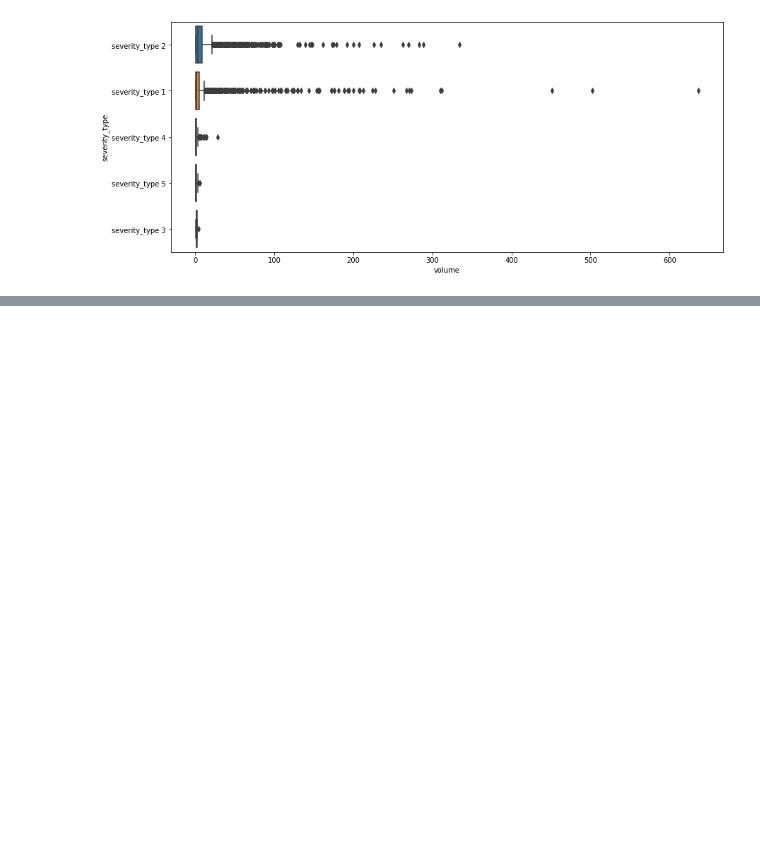
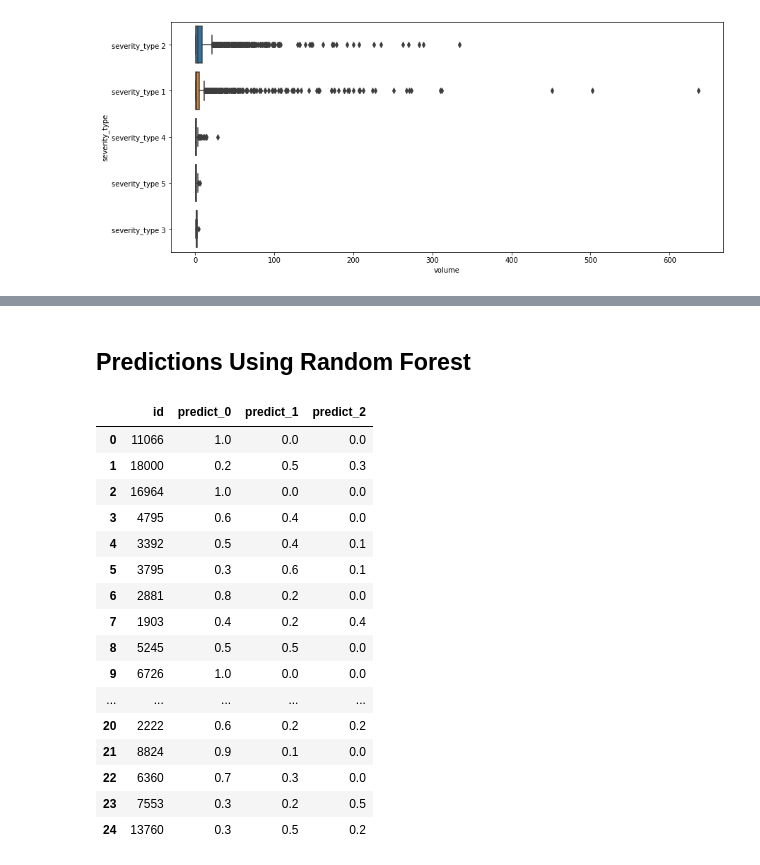
Before and after one commit to rowlandhill2020/NU_498_Team55, a Jupyter notebook: Team_55_Telstra.ipynb, the cells around one changed output, grey strips where cells are left out. Saved outputs shown, nothing was run; the diff lists cells and outputs as text; code cells hidden in the pictures; blank space fills up the shorter version.

```diff
--- a/Team_55_Telstra.ipynb
+++ b/Team_55_Telstra.ipynb
@@ -242,0 +429,9 @@ plt.show()
+# %%
+### Def 75/25 split for train/test from the original TRAIN DF ###
+
+x_train, x_test, y_train, y_test = train_test_split(x, y, test_size = 0.25, random_state = 101)
+# %%
+### Def and Train Random Forest Model ###
+
+rfc = RandomForestClassifier()
+rfc.fit(x_train, y_train)
@@ -242,0 +585,39 @@ plt.show()
+# %%
+### Applying the label encode to categorical columns ###
+
+test_4['location'] = lb.fit_transform(test_4['location'])
+test_4['severity_type'] = lb.fit_transform(test_4['severity_type'])
+test_4['resource_type'] = lb.fit_transform(test_4['resource_type'])
+test_4['log_feature'] = lb.fit_transform(test_4['log_feature'])
+test_4['event_type'] = lb.fit_transform(test_4['event_type'])
+# %% [markdown]
+## Predictions Using Random Forest ##
+# %%
+### This Part of the code is used to submit to Kaggle.  We are not doing this but it's still informative ###
+
+pred_fin = rfc.predict_proba(test_4)
+# %%
+### Prediction File ###
+
+pred_df = pd.DataFrame(pred_fin, columns = ['predict_0', 'predict_1', 'predict_2'])
+submission_rf = pd.concat([test[['id']], pred_df], axis = 1)
+#submission_rf.to_csv('sub_random_forest.csv', index = False, header = True)
+submission_rf.head(25)
+# %% [output]
+|  | id | predict_0 | predict_1 | predict_2 |
+| 0 | 11066 | 1.0 | 0.0 | 0.0 |
+| 1 | 18000 | 0.2 | 0.5 | 0.3 |
+| 2 | 16964 | 1.0 | 0.0 | 0.0 |
+| 3 | 4795 | 0.6 | 0.4 | 0.0 |
+| 4 | 3392 | 0.5 | 0.4 | 0.1 |
+| 5 | 3795 | 0.3 | 0.6 | 0.1 |
+| 6 | 2881 | 0.8 | 0.2 | 0.0 |
+| 7 | 1903 | 0.4 | 0.2 | 0.4 |
+| 8 | 5245 | 0.5 | 0.5 | 0.0 |
+| 9 | 6726 | 1.0 | 0.0 | 0.0 |
+| ... | ... | ... | ... | ... |
+| 20 | 2222 | 0.6 | 0.2 | 0.2 |
+| 21 | 8824 | 0.9 | 0.1 | 0.0 |
+| 22 | 6360 | 0.7 | 0.3 | 0.0 |
+| 23 | 7553 | 0.3 | 0.2 | 0.5 |
+| 24 | 13760 | 0.3 | 0.5 | 0.2 |
```
Also changed, not shown: parts of 36 cells of this notebook.
